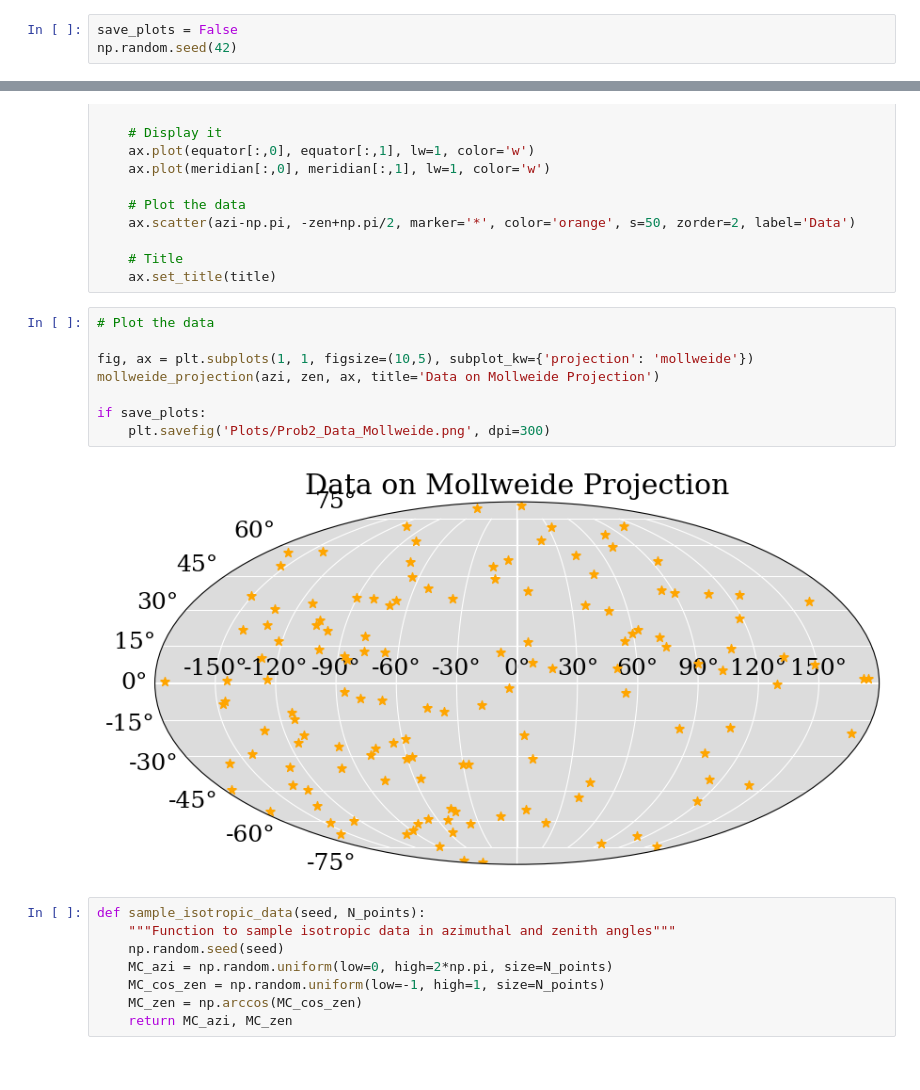
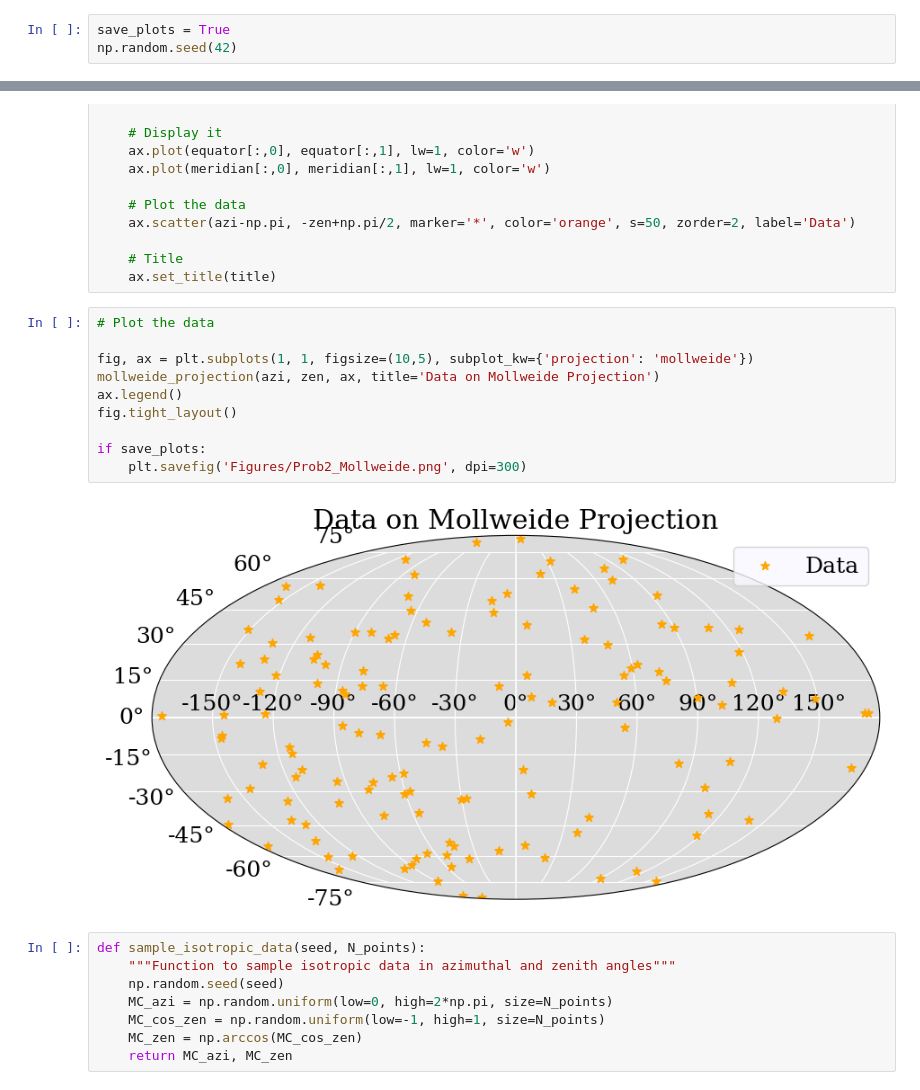
Before and after one commit to Emilie-Jessen/AppStat2, a Jupyter notebook: Exam/Exam24_Problem2.ipynb, the cells around one changed output, grey strips where cells are left out. Cells and saved outputs as stored; diff of their text form.

```diff
--- a/Exam/Exam24_Problem2.ipynb
+++ b/Exam/Exam24_Problem2.ipynb
@@ -36,7 +36,7 @@ mpl.rcParams['ytick.direction'] = 'in'
 mpl.rcParams['xtick.minor.visible'] = True
 mpl.rcParams['ytick.minor.visible'] = True
 # %%
-save_plots = False
+save_plots = True
 np.random.seed(42)
 # %% [markdown]
 ### Problem 2a
@@ -73,13 +73,15 @@ def mollweide_projection(azi, zen, ax, title='Visualization of Data on Mollweide
 # %%
 # Plot the data
 
 fig, ax = plt.subplots(1, 1, figsize=(10,5), subplot_kw={'projection': 'mollweide'})
 mollweide_projection(azi, zen, ax, title='Data on Mollweide Projection')
+ax.legend()
+fig.tight_layout()
 
 if save_plots:
-    plt.savefig('Plots/Prob2_Data_Mollweide.png', dpi=300)
+    plt.savefig('Figures/Prob2_Mollweide.png', dpi=300)
 # %% [output]
-[figure, old version]
+[figure, new version]
 # %%
 def sample_isotropic_data(seed, N_points):
     """Function to sample isotropic data in azimuthal and zenith angles"""
```
Also changed, not shown: parts of 7 cells of this notebook, 29 other files.
